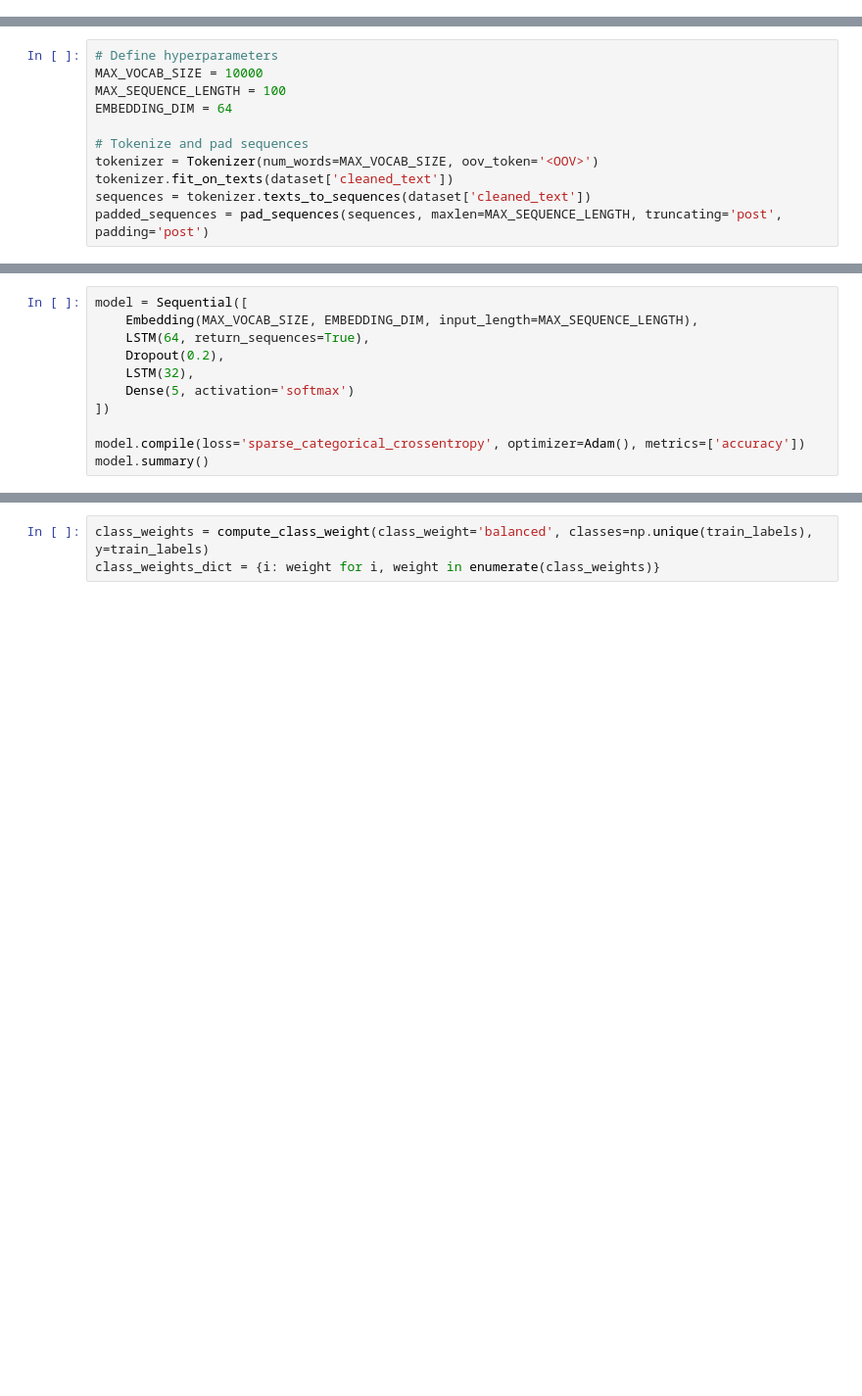
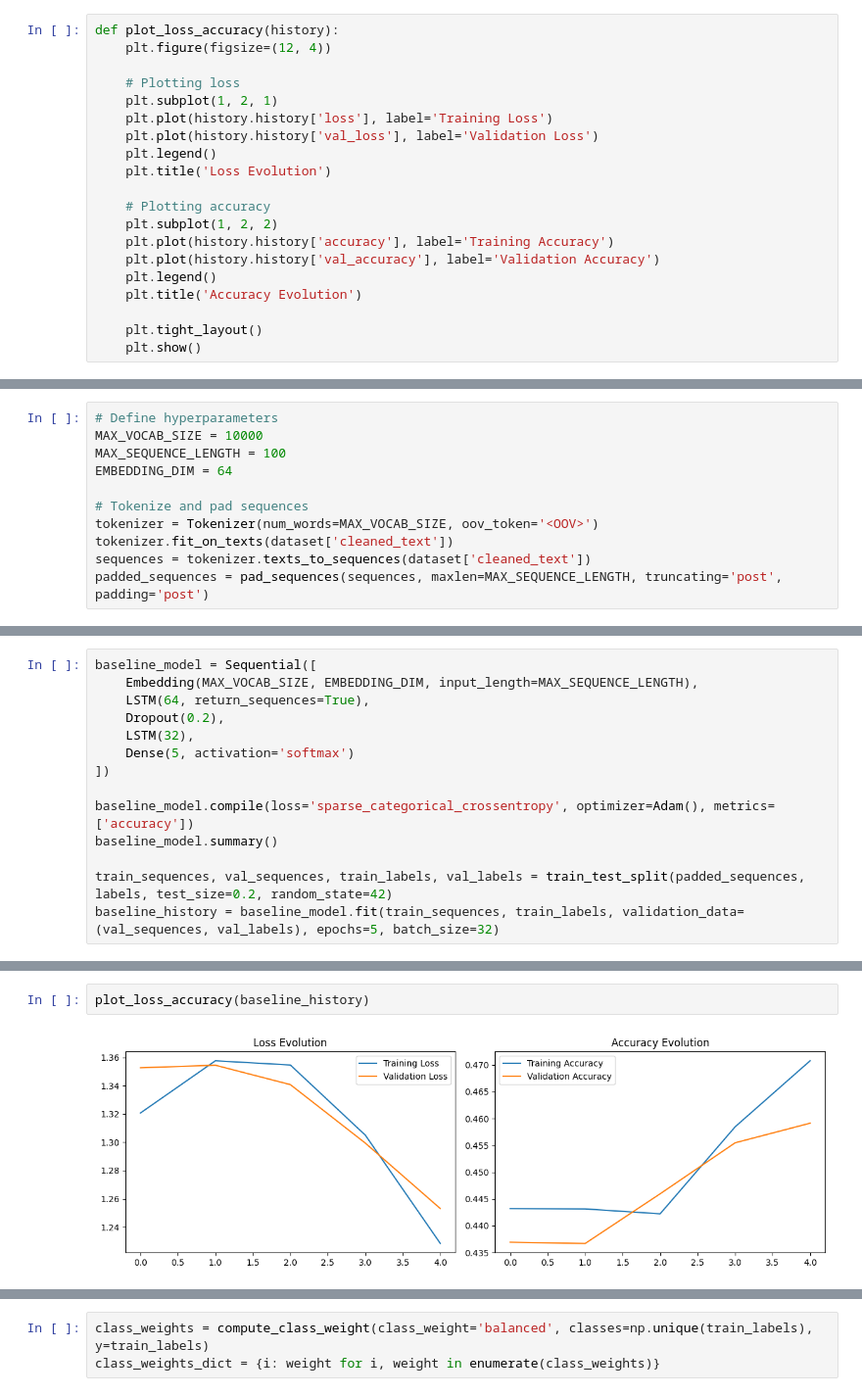
Before and after one commit to cesar1884/NLP_reviews_TripAdvisor, a Jupyter notebook: notebooks/Deep_Learning.ipynb, the cells around one changed output, grey strips where cells are left out. Shown at 98% size. Drawn from its saved outputs; the diff is of its cells as text; blank space fills up the shorter version.

```diff
--- a/notebooks/Deep_Learning.ipynb
+++ b/notebooks/Deep_Learning.ipynb
@@ -37,0 +55,20 @@ dataset.head()
+# %%
+def plot_loss_accuracy(history):
+    plt.figure(figsize=(12, 4))
+
+    # Plotting loss
+    plt.subplot(1, 2, 1)
+    plt.plot(history.history['loss'], label='Training Loss')
+    plt.plot(history.history['val_loss'], label='Validation Loss')
+    plt.legend()
+    plt.title('Loss Evolution')
+
+    # Plotting accuracy
+    plt.subplot(1, 2, 2)
+    plt.plot(history.history['accuracy'], label='Training Accuracy')
+    plt.plot(history.history['val_accuracy'], label='Validation Accuracy')
+    plt.legend()
+    plt.title('Accuracy Evolution')
+
+    plt.tight_layout()
+    plt.show()
@@ -49,5 +136,5 @@ padded_sequences = pad_sequences(sequences, maxlen=MAX_SEQUENCE_LENGTH, truncati
 # %%
-model = Sequential([
+baseline_model = Sequential([
     Embedding(MAX_VOCAB_SIZE, EMBEDDING_DIM, input_length=MAX_SEQUENCE_LENGTH),
     LSTM(64, return_sequences=True),
     Dropout(0.2),
@@ -55,5 +142,8 @@ model = Sequential([
     Dense(5, activation='softmax')
 ])
 
-model.compile(loss='sparse_categorical_crossentropy', optimizer=Adam(), metrics=['accuracy'])
-model.summary()
+baseline_model.compile(loss='sparse_categorical_crossentropy', optimizer=Adam(), metrics=['accuracy'])
+baseline_model.summary()
+
+train_sequences, val_sequences, train_labels, val_labels = train_test_split(padded_sequences, labels, test_size=0.2, random_state=42)
+baseline_history = baseline_model.fit(train_sequences, train_labels, validation_data=(val_sequences, val_labels), epochs=5, batch_size=32)
@@ -79,0 +168,4 @@ _________________________________________________________________
+# %%
+plot_loss_accuracy(baseline_history)
+# %% [output]
+[figure, added]
```
Also changed, not shown: parts of 142 cells of this notebook, 5 other files.
